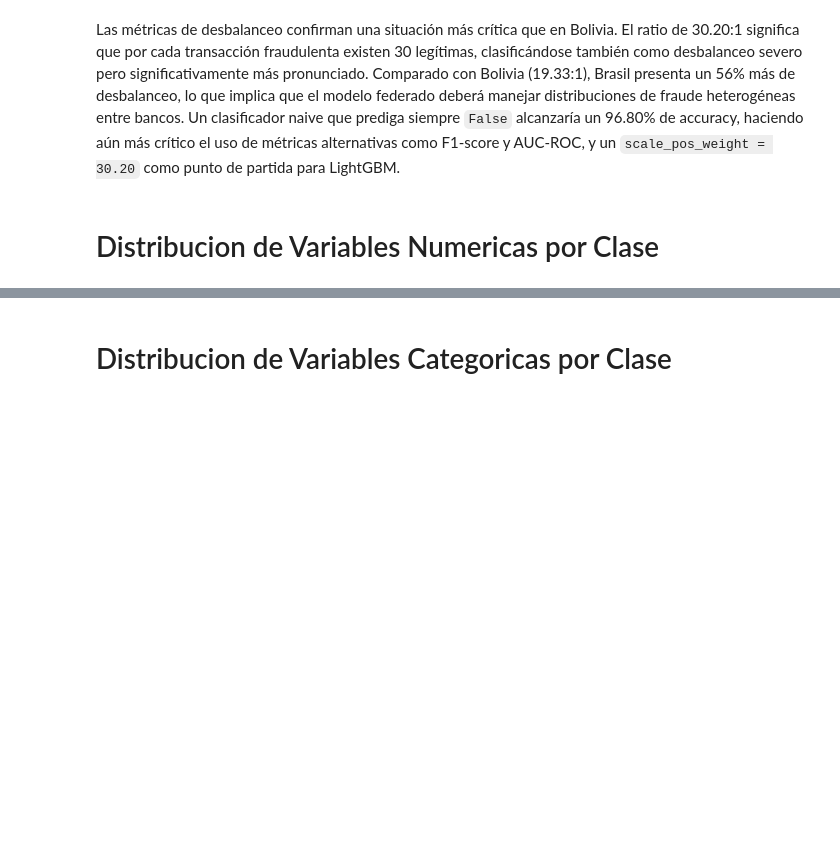
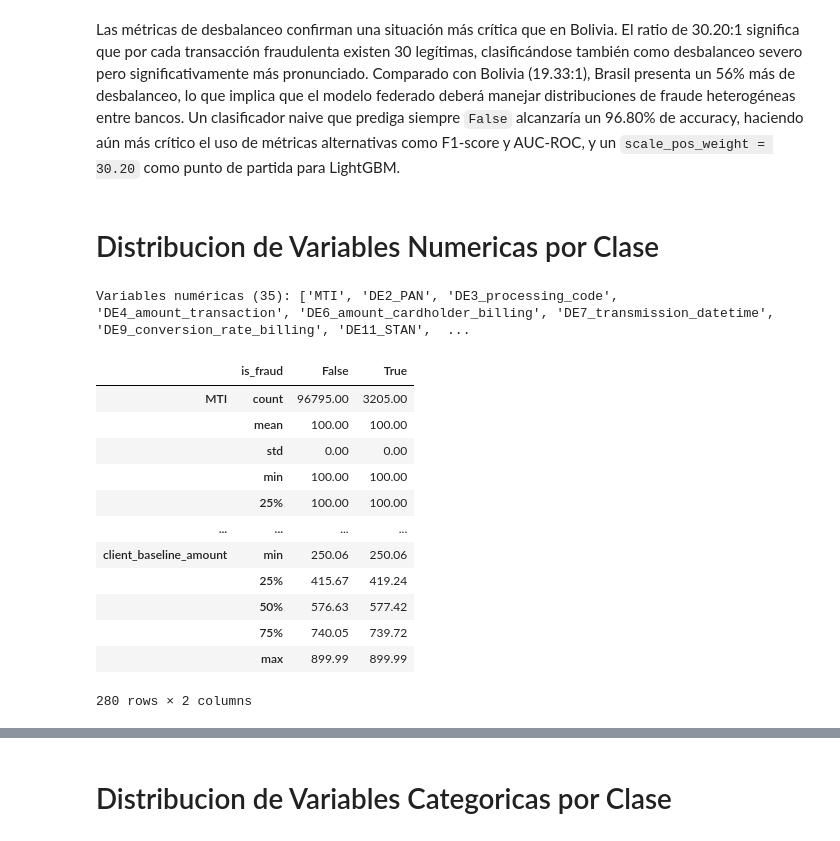
Before and after one commit to josuemj/federated-banking-fraud, a Jupyter notebook: analisis_exploratorio/brasil.ipynb, the cells around one changed output, grey strips where cells are left out. Cells and saved outputs as stored; diff of their text form; code cells hidden in the pictures; blank space fills up the shorter version.

```diff
--- a/analisis_exploratorio/brasil.ipynb
+++ b/analisis_exploratorio/brasil.ipynb
@@ -141,3 +141,23 @@ de fraude heterogéneas entre bancos. Un clasificador naive que prediga siempre
 y un `scale_pos_weight = 30.20` como punto de partida para LightGBM.
 # %% [markdown]
 # Distribucion de Variables Numericas por Clase
+# %%
+num_cols = df.select_dtypes(include=[np.number]).columns.drop(target_col, errors='ignore').tolist()
+print(f'Variables numéricas ({len(num_cols)}): {num_cols}\n')
+
+df.groupby(target_col)[num_cols].describe().T
+# %% [output]
+Variables numéricas (35): ['MTI', 'DE2_PAN', 'DE3_processing_code', 'DE4_amount_transaction', 'DE6_amount_cardholder_billing', 'DE7_transmission_datetime', 'DE9_conversion_rate_billing', 'DE11_STAN',  ...
+|  | is_fraud | False | True |
+| MTI | count | 96795.00 | 3205.00 |
+|  | mean | 100.00 | 100.00 |
+|  | std | 0.00 | 0.00 |
+|  | min | 100.00 | 100.00 |
+|  | 25% | 100.00 | 100.00 |
+| ... | ... | ... | ... |
+| client_baseline_amount | min | 250.06 | 250.06 |
+|  | 25% | 415.67 | 419.24 |
+|  | 50% | 576.63 | 577.42 |
+|  | 75% | 740.05 | 739.72 |
+|  | max | 899.99 | 899.99 |
+280 rows × 2 columns
```
Also changed, not shown: parts of 3 cells of this notebook.
